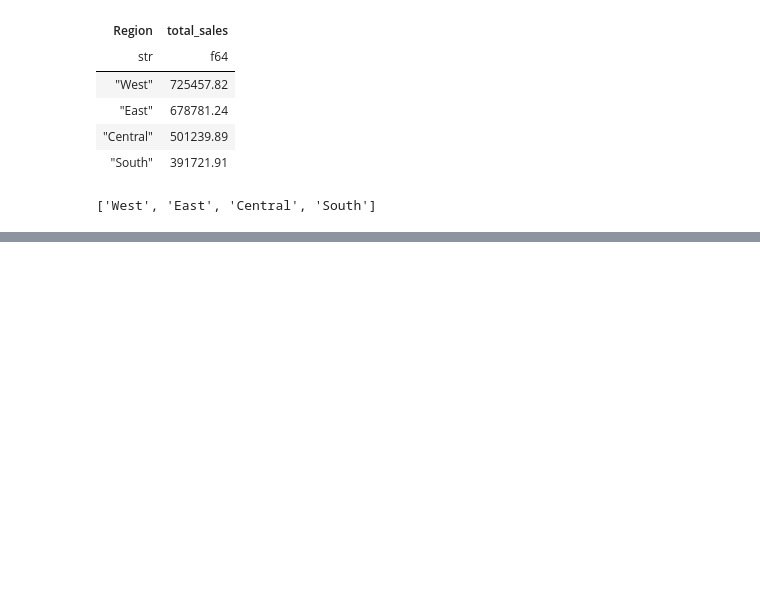
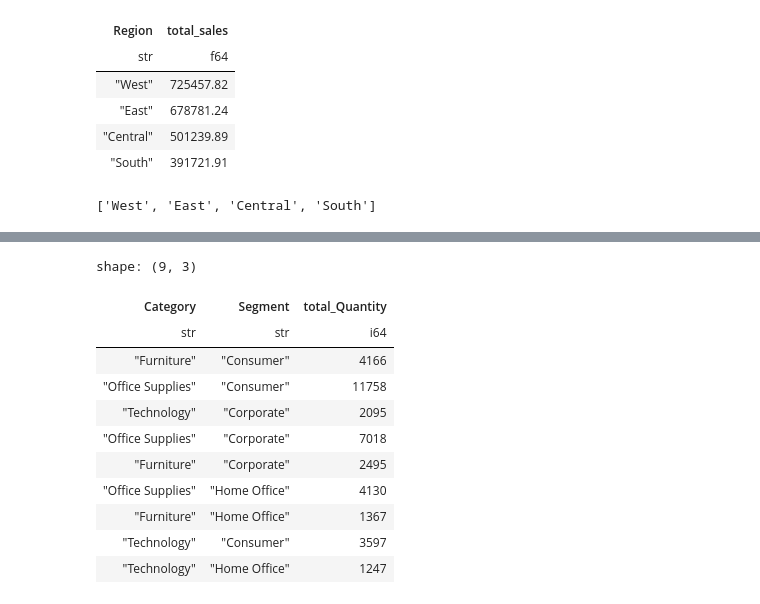
Before and after one commit to utkarshg1/polars_example, a Jupyter notebook: polars.ipynb, the cells around one changed output, grey strips where cells are left out. Drawn from its saved outputs; the diff is of its cells as text; code cells hidden in the pictures; blank space fills up the shorter version.

```diff
--- a/polars.ipynb
+++ b/polars.ipynb
@@ -165,0 +211,17 @@ c.plot.bar(
+# %%
+a, chart = stacked_bar_chart(df, x="Category", y="Quantity", color="Segment")
+# %%
+a
+# %% [output]
+shape: (9, 3)
+| Category | Segment | total_Quantity |
+| str | str | i64 |
+| "Furniture" | "Consumer" | 4166 |
+| "Office Supplies" | "Consumer" | 11758 |
+| "Technology" | "Corporate" | 2095 |
+| "Office Supplies" | "Corporate" | 7018 |
+| "Furniture" | "Corporate" | 2495 |
+| "Office Supplies" | "Home Office" | 4130 |
+| "Furniture" | "Home Office" | 1367 |
+| "Technology" | "Consumer" | 3597 |
+| "Technology" | "Home Office" | 1247 |
```
Also changed, not shown: parts of 11 cells of this notebook.
